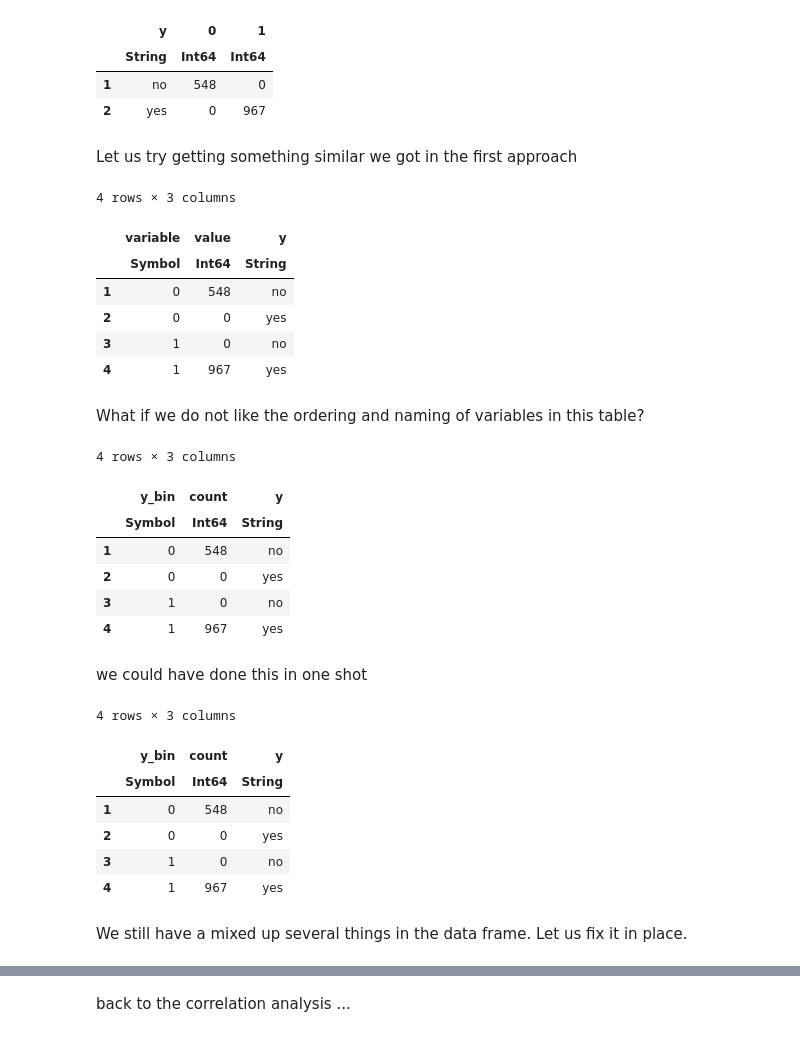
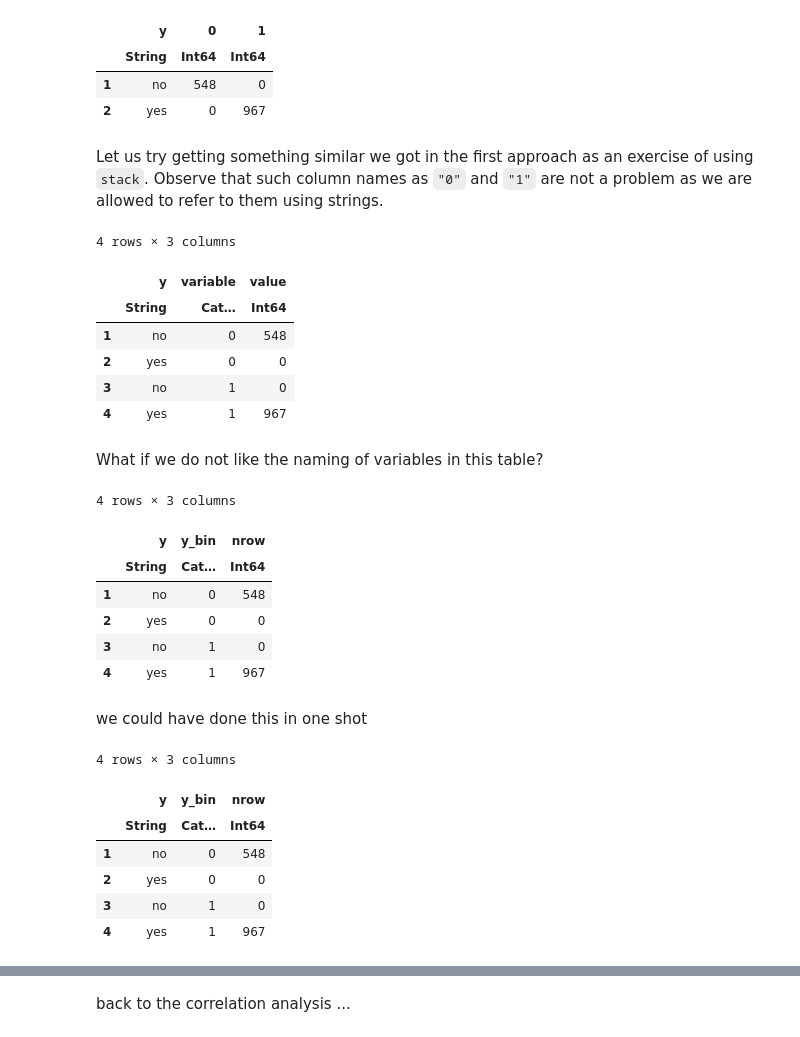
Before and after one commit to bkamins/JuliaCon2019-DataFrames-Tutorial, a Jupyter notebook: DataFramesIntroduction.ipynb, the cells around one changed output, grey strips where cells are left out. Drawn from its saved outputs; the diff is of its cells as text; code cells hidden in the pictures.

```diff
--- a/DataFramesIntroduction.ipynb
+++ b/DataFramesIntroduction.ipynb
@@ -431,7 +602,7 @@ It turns out that `999` means that the client was never contacted by a bank befo
 # %% [markdown]
 Assume we want to work only with customers who were contacted previously. We can filter `bank2` data frame.
 # %%
-bank3 = filter(row -> row.pdays != 999, bank2)
+bank3 = filter(:pdays => !=(999), bank2)
 # %% [output]
 1,515 rows × 4 columns
 |  | y | age | campaign | pdays |
@@ -561,7 +736,9 @@ by(bank3, :y, df -> (y_bin_0 = count(==(0), df.y_bin), y_bin_1 = count(==(1), df
 | 1 | no | 548 | 0 |
 | 2 | yes | 0 | 967 |
 # %%
-crosstable = by(bank3, :y, df -> DataFrame([[count(==(i), df.y_bin)] for i in 0:1], Symbol.(0:1)))
+crosstable = combine(groupby(bank3, :y)) do sdf
+    return DataFrame([[count(==(i), sdf.y_bin)] for i in 0:1], string.(0:1))
+end
 # %% [output]
 2 rows × 3 columns
 |  | y | 0 | 1 |
@@ -569,40 +746,38 @@ crosstable = by(bank3, :y, df -> DataFrame([[count(==(i), df.y_bin)] for i in 0:
 | 1 | no | 548 | 0 |
 | 2 | yes | 0 | 967 |
 # %% [markdown]
-Let us try getting something similar we got in the first approach
+Let us try getting something similar we got in the first approach as an exercise of using `stack`. Observe that such column names as `"0"` and `"1"` are not a problem as we are allowed to refer to them using strings.
 # %%
-crosstable2 = stack(crosstable, 2:3)
+crosstable2 = stack(crosstable, ["0", "1"])
 # %% [output]
 4 rows × 3 columns
-|  | variable | value | y |
-|  | Symbol | Int64 | String |
-| 1 | 0 | 548 | no |
-| 2 | 0 | 0 | yes |
-| 3 | 1 | 0 | no |
-| 4 | 1 | 967 | yes |
+|  | y | variable | value |
+|  | String | Cat… | Int64 |
+| 1 | no | 0 | 548 |
+| 2 | yes | 0 | 0 |
+| 3 | no | 1 | 0 |
+| 4 | yes | 1 | 967 |
 # %% [markdown]
-What if we do not like the ordering and naming of variables in this table?
+What if we do not like the naming of variables in this table?
 # %%
-rename!(crosstable2, :variable=>:y_bin, :value=>:count)
+rename!(crosstable2, :variable=>:y_bin, :value=>:nrow)
 # %% [output]
 4 rows × 3 columns
-|  | y_bin | count | y |
-|  | Symbol | Int64 | String |
-| 1 | 0 | 548 | no |
-| 2 | 0 | 0 | yes |
-| 3 | 1 | 0 | no |
-| 4 | 1 | 967 | yes |
+|  | y | y_bin | nrow |
+|  | String | Cat… | Int64 |
+| 1 | no | 0 | 548 |
+| 2 | yes | 0 | 0 |
+| 3 | no | 1 | 0 |
+| 4 | yes | 1 | 967 |
 # %% [markdown]
 we could have done this in one shot
 # %%
-stack(crosstable, 2:3, variable_name=:y_bin, value_name=:count)
+stack(crosstable, ["0", "1"], variable_name=:y_bin, value_name=:nrow)
 # %% [output]
 4 rows × 3 columns
-|  | y_bin | count | y |
-|  | Symbol | Int64 | String |
-| 1 | 0 | 548 | no |
-| 2 | 0 | 0 | yes |
-| 3 | 1 | 0 | no |
-| 4 | 1 | 967 | yes |
+|  | y | y_bin | nrow |
+|  | String | Cat… | Int64 |
+| 1 | no | 0 | 548 |
+| 2 | yes | 0 | 0 |
+| 3 | no | 1 | 0 |
+| 4 | yes | 1 | 967 |
-# %% [markdown]
-We still have a mixed up several things in the data frame. Let us fix it in place.
```
Also changed, not shown: parts of 126 cells of this notebook, 4 other files.
